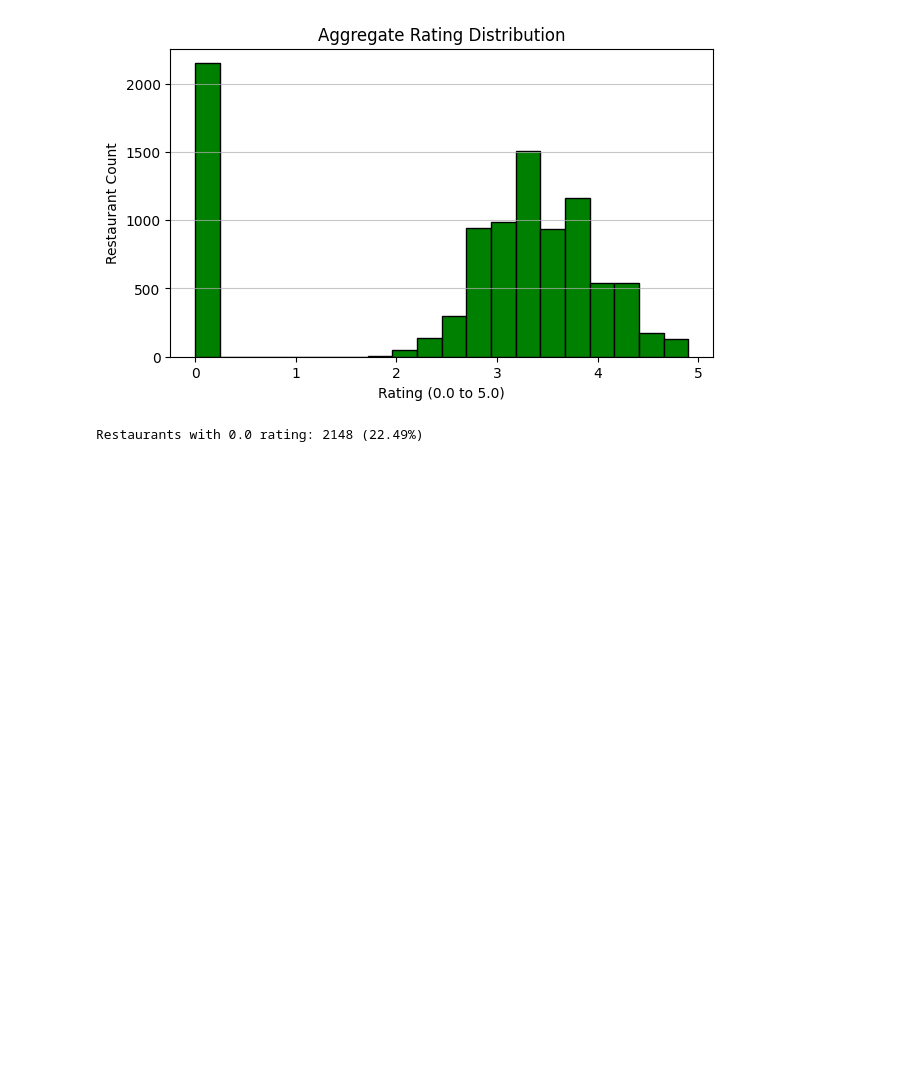
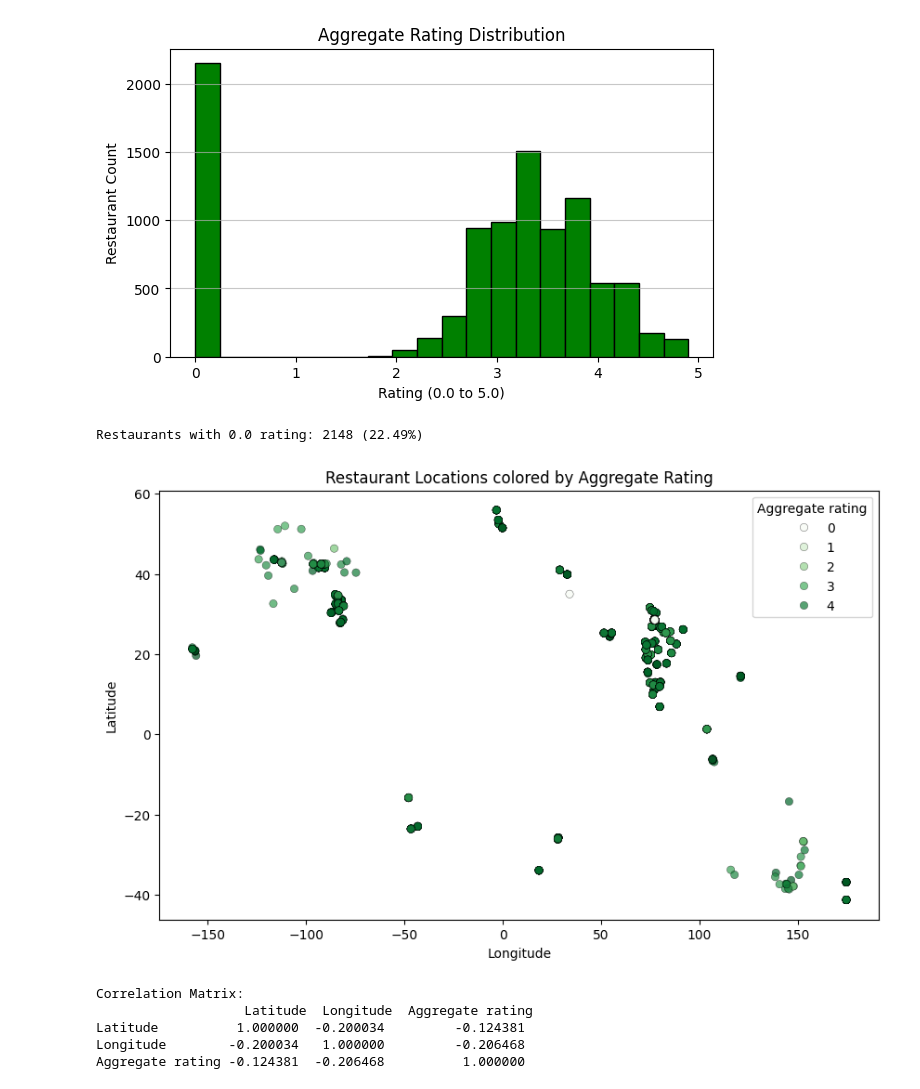
Before and after one commit to SeenaTS1999/Cognifyze_intenship, a Jupyter notebook: Level_1_Tasks.ipynb, the cells around one changed output. Saved outputs shown, nothing was run; the diff lists cells and outputs as text; code cells hidden in the pictures; blank space fills up the shorter version.

```diff
--- a/Level_1_Tasks.ipynb
+++ b/Level_1_Tasks.ipynb
@@ -61,3 +61,33 @@ max         4.900000
 Name: Aggregate rating, dtype: float64
 [figure]
 Restaurants with 0.0 rating: 2148 (22.49%)
+# %%
+
+
+# Filter out 0 coordinates
+geo_df = data[(data['Latitude']!= 0) & (data['Longitude']!= 0)]
+
+plt.figure(figsize=(10, 6))
+sns.scatterplot(
+    data=geo_df,
+    x='Longitude',
+    y='Latitude',
+    hue='Aggregate rating',
+    palette='Greens',
+    alpha=0.7,
+    edgecolor='black',
+    linewidth=0.3)
+plt.title('Restaurant Locations colored by Aggregate Rating')
+plt.xlabel('Longitude')
+plt.ylabel('Latitude')
+plt.show()
+
+coord_corr = geo_df[['Latitude', 'Longitude', 'Aggregate rating']].corr()
+print("Correlation Matrix:\n", coord_corr)
+# %% [output]
+[figure, added]
+Correlation Matrix:
+                   Latitude  Longitude  Aggregate rating
+Latitude          1.000000  -0.200034         -0.124381
+Longitude        -0.200034   1.000000         -0.206468
+Aggregate rating -0.124381  -0.206468          1.000000
```
Also changed, not shown: parts of 1 cell of this notebook.
